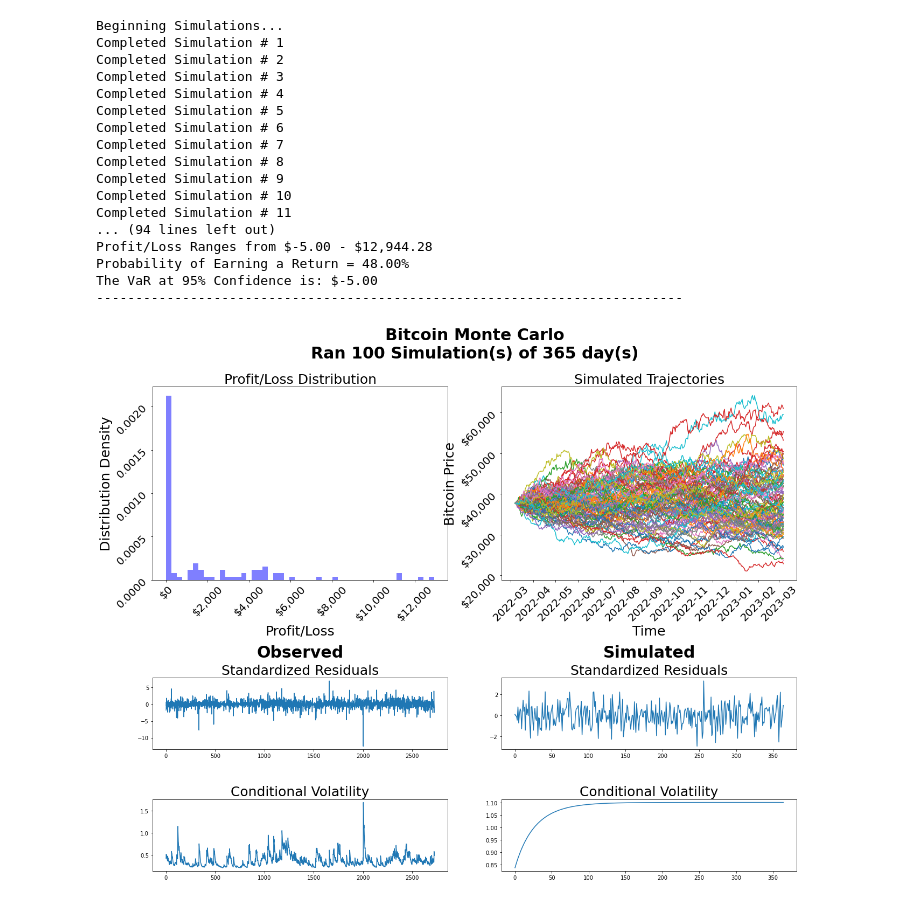
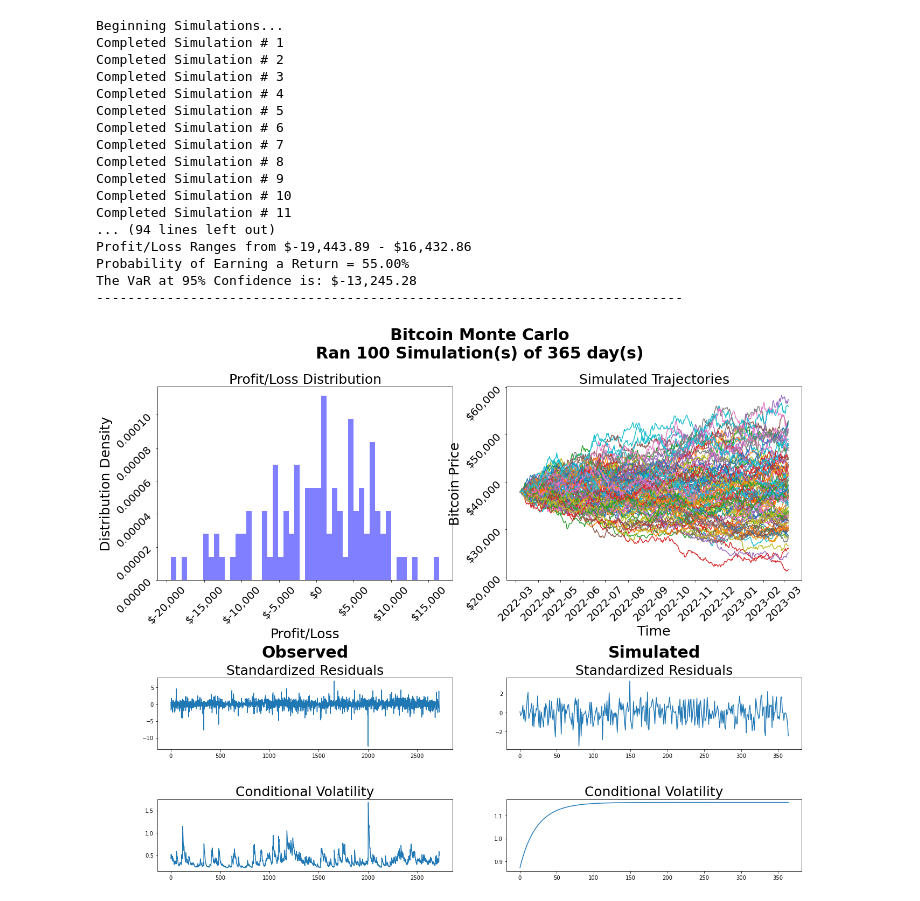
Before and after one commit to gpala7077/CryptoCurrency_Monte_Carlo_Simulation, a Jupyter notebook: Return Analysis.ipynb, the cells around one changed output. Drawn from its saved outputs; the diff is of its cells as text; code cells hidden in the pictures.

```diff
--- a/Return Analysis.ipynb
+++ b/Return Analysis.ipynb
@@ -2,40 +2,40 @@
 from Bitcoin_MonteCarlo import Timeseries_MonteCarlo
 trading_days = 365
 horizon = 365
-model = 'Options'
+model = 'Returns'
 simulations = 100
 risk_free_rate = .03
 ticker = 'BTC-USD'
 period = 'max' # Can also have a start/end data,  dict(start='2000-01-01',end='2015-01-01')
 
 # If choosing to evaluate options
 options_info = dict(options_type='Asian', strike_price='geometric', call=True, contract_price = 5, interval=4) # Only necessary if model='Options', can be European or Asian.
 
 # This shows some potential in building a relevant series
 arch_garch = dict(vol='GARCH', p=1, q=1, o=0, mean="Zero", rescale=True, dist='normal') # These are default values, can be changed
 arima = dict(information_criterion='bic') # These are default values, can be changed
 
 TS = Timeseries_MonteCarlo(ticker=ticker, period=period, model=model, horizon=horizon, trading_days=trading_days, options_info=options_info, risk_free_rate=risk_free_rate, arima=arima,arch_garch=arch_garch)
 TS.run_simulation(simulations)
 TS.simulation_statistics()
 # %% [output]
 Beginning Simulations...
 Completed Simulation # 1
 Completed Simulation # 2
 Completed Simulation # 3
 Completed Simulation # 4
 Completed Simulation # 5
 Completed Simulation # 6
 Completed Simulation # 7
 Completed Simulation # 8
 Completed Simulation # 9
 Completed Simulation # 10
 Completed Simulation # 11
 ... (94 lines left out)
-Profit/Loss Ranges from $-5.00 - $12,944.28
-Probability of Earning a Return = 48.00%
-The VaR at 95% Confidence is: $-5.00
+Profit/Loss Ranges from $-19,443.89 - $16,432.86
+Probability of Earning a Return = 55.00%
+The VaR at 95% Confidence is: $-13,245.28
 ---------------------------------------------------------------------------
-[figure, old version]
+[figure, new version]
 # %%
 # This shows some promise
```
Also changed, not shown: parts of 5 cells of this notebook, 2 other files.
